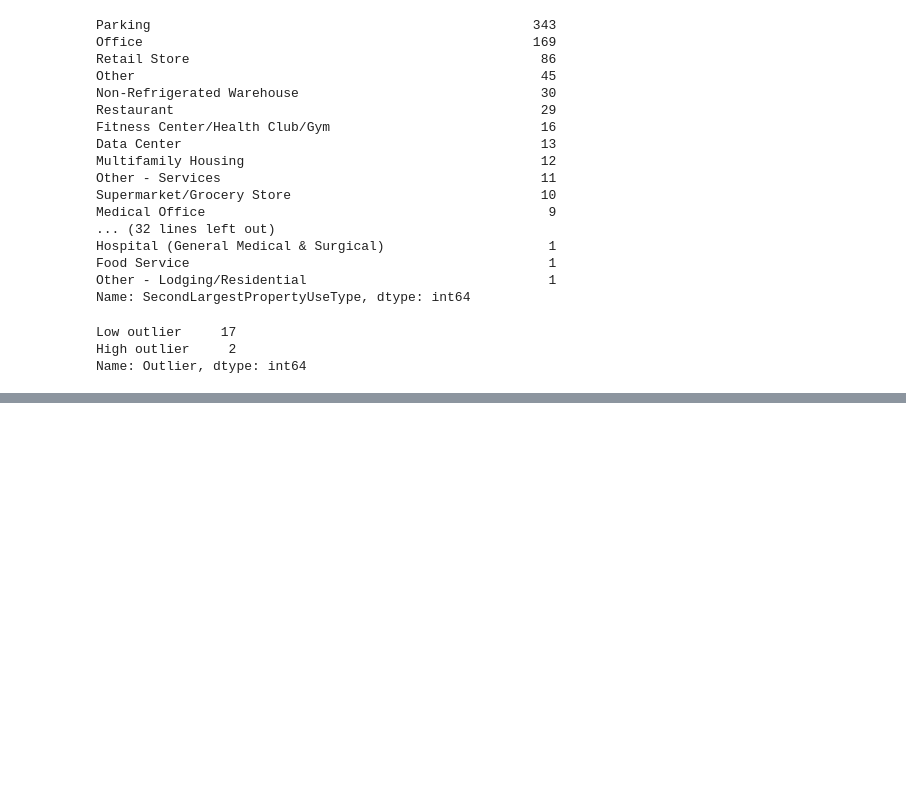
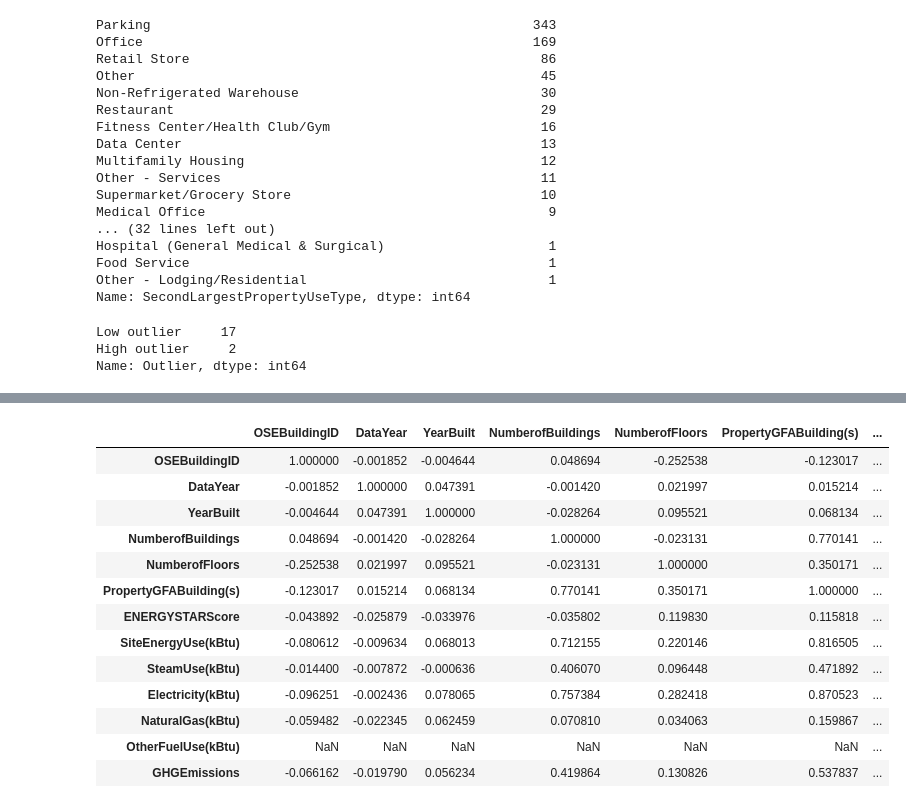
Before and after one commit to sebastienbourgeois/oc-p4-anticiper-besoin-consommation-batiments, a Jupyter notebook: Pelec_01_notebook.ipynb, the cells around one changed output, grey strips where cells are left out. Cells and saved outputs as stored; diff of their text form; code cells hidden in the pictures; blank space fills up the shorter version.

```diff
--- a/Pelec_01_notebook.ipynb
+++ b/Pelec_01_notebook.ipynb
@@ -521,0 +571,3 @@ L'intervalle dans lesquels les codes postaux sont compris est cohérent.
+# %%
+# Remplacement des données manquantes de Outlier par No
+batiments_data.loc[batiments_data.loc[:, 'Outlier'].isna(), "Outlier"] = "No"
@@ -732,0 +808,17 @@ Name: Outlier, dtype: int64
+# %%
+batiments_data.corr()
+# %% [output]
+|  | OSEBuildingID | DataYear | YearBuilt | NumberofBuildings | NumberofFloors | PropertyGFABuilding(s) | ... |
+| OSEBuildingID | 1.000000 | -0.001852 | -0.004644 | 0.048694 | -0.252538 | -0.123017 | ... |
+| DataYear | -0.001852 | 1.000000 | 0.047391 | -0.001420 | 0.021997 | 0.015214 | ... |
+| YearBuilt | -0.004644 | 0.047391 | 1.000000 | -0.028264 | 0.095521 | 0.068134 | ... |
+| NumberofBuildings | 0.048694 | -0.001420 | -0.028264 | 1.000000 | -0.023131 | 0.770141 | ... |
+| NumberofFloors | -0.252538 | 0.021997 | 0.095521 | -0.023131 | 1.000000 | 0.350171 | ... |
+| PropertyGFABuilding(s) | -0.123017 | 0.015214 | 0.068134 | 0.770141 | 0.350171 | 1.000000 | ... |
+| ENERGYSTARScore | -0.043892 | -0.025879 | -0.033976 | -0.035802 | 0.119830 | 0.115818 | ... |
+| SiteEnergyUse(kBtu) | -0.080612 | -0.009634 | 0.068013 | 0.712155 | 0.220146 | 0.816505 | ... |
+| SteamUse(kBtu) | -0.014400 | -0.007872 | -0.000636 | 0.406070 | 0.096448 | 0.471892 | ... |
+| Electricity(kBtu) | -0.096251 | -0.002436 | 0.078065 | 0.757384 | 0.282418 | 0.870523 | ... |
+| NaturalGas(kBtu) | -0.059482 | -0.022345 | 0.062459 | 0.070810 | 0.034063 | 0.159867 | ... |
+| OtherFuelUse(kBtu) | NaN | NaN | NaN | NaN | NaN | NaN | ... |
+| GHGEmissions | -0.066162 | -0.019790 | 0.056234 | 0.419864 | 0.130826 | 0.537837 | ... |
```
Also changed, not shown: parts of 9 cells of this notebook.
